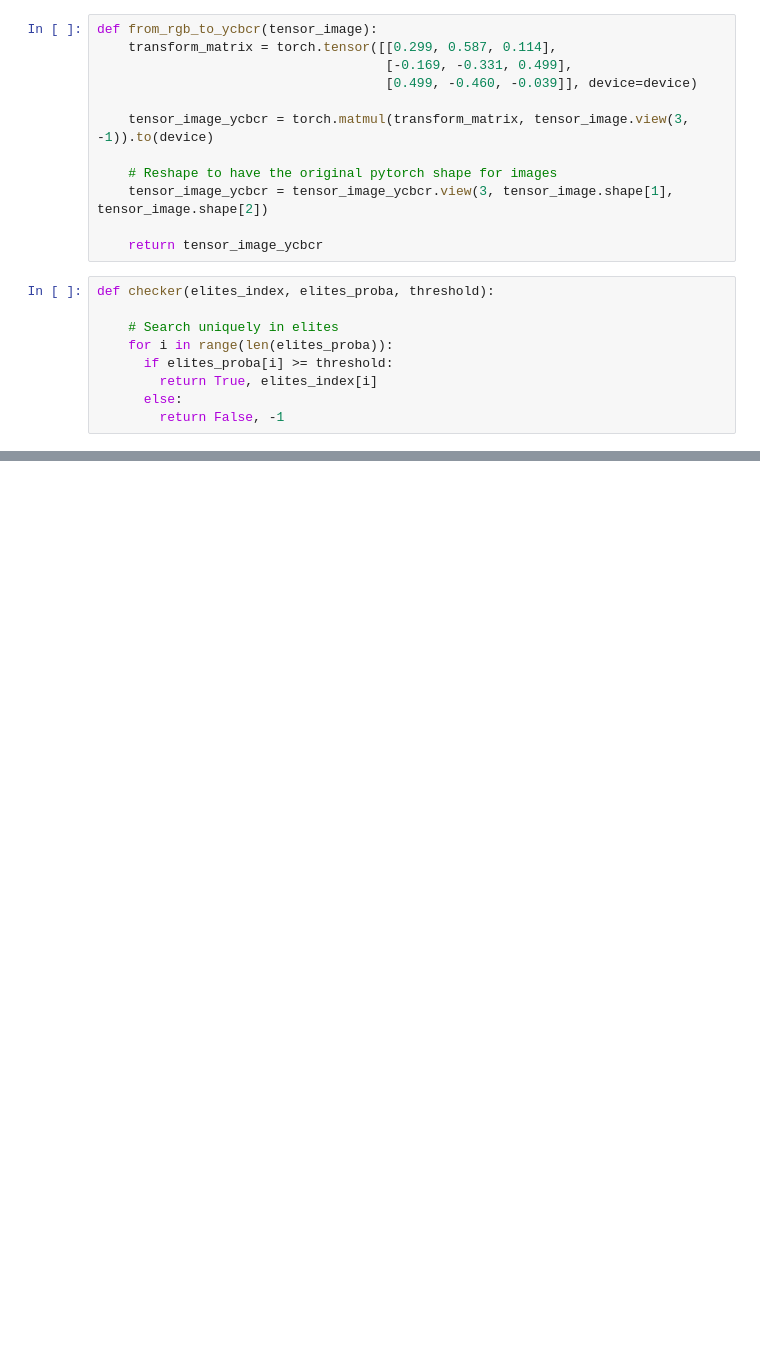
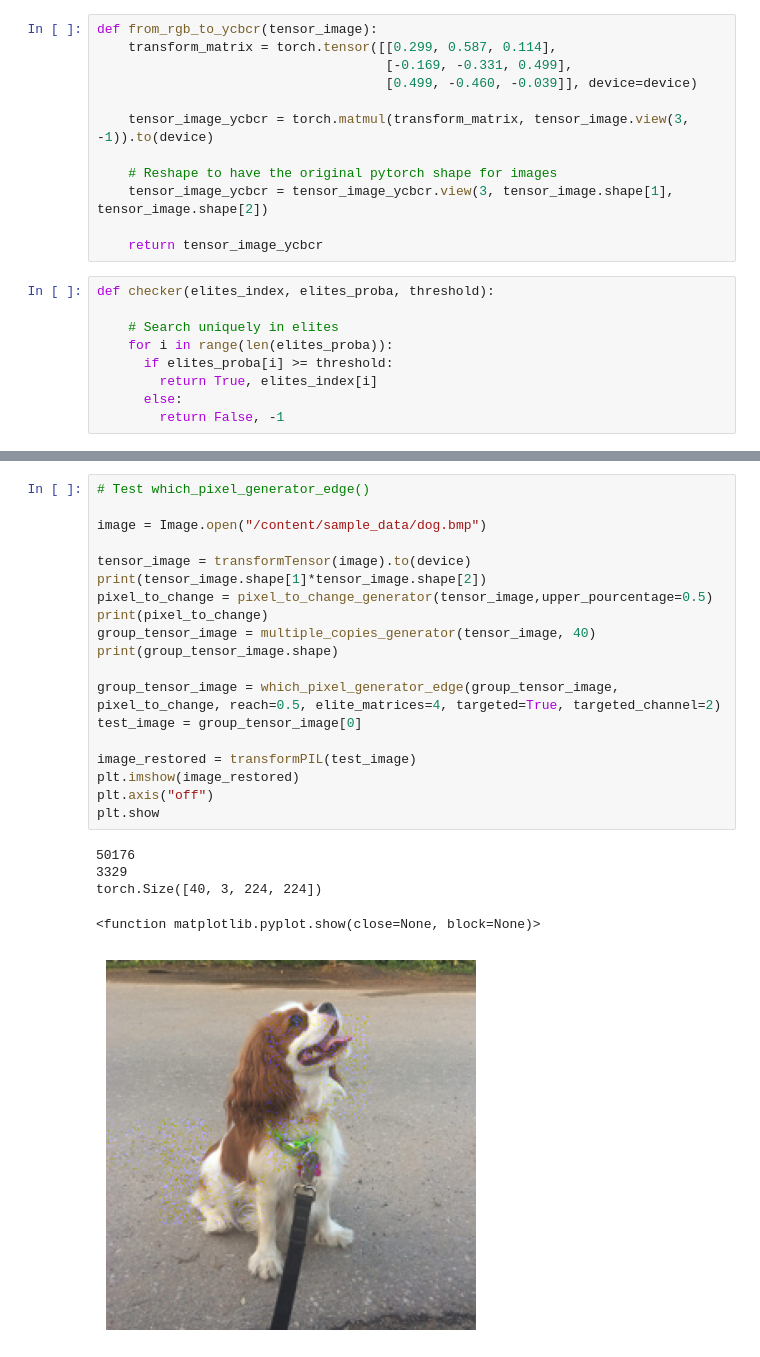
Before and after one commit to tiolgo/EA_pytorch, a Jupyter notebook: EA_pytorch.ipynb, the cells around one changed output, grey strips where cells are left out. Cells and saved outputs as stored; diff of their text form; blank space fills up the shorter version.

```diff
--- a/EA_pytorch.ipynb
+++ b/EA_pytorch.ipynb
@@ -187 +308,26 @@ def checker(elites_index, elites_proba, threshold):
+# %%
+# Test which_pixel_generator_edge()
+
+image = Image.open("/content/sample_data/dog.bmp")
+
+tensor_image = transformTensor(image).to(device)
+print(tensor_image.shape[1]*tensor_image.shape[2])
+pixel_to_change = pixel_to_change_generator(tensor_image,upper_pourcentage=0.5)
+print(pixel_to_change)
+group_tensor_image = multiple_copies_generator(tensor_image, 40)
+print(group_tensor_image.shape)
+
+group_tensor_image = which_pixel_generator_edge(group_tensor_image, pixel_to_change, reach=0.5, elite_matrices=4, targeted=True, targeted_channel=2)
+test_image = group_tensor_image[0]
+
+image_restored = transformPIL(test_image)
+plt.imshow(image_restored)
+plt.axis("off")
+plt.show
+# %% [output]
+50176
+3329
+torch.Size([40, 3, 224, 224])
+<function matplotlib.pyplot.show(close=None, block=None)>
+[figure, added]
 # %%
```
Also changed, not shown: parts of 7 cells of this notebook.
